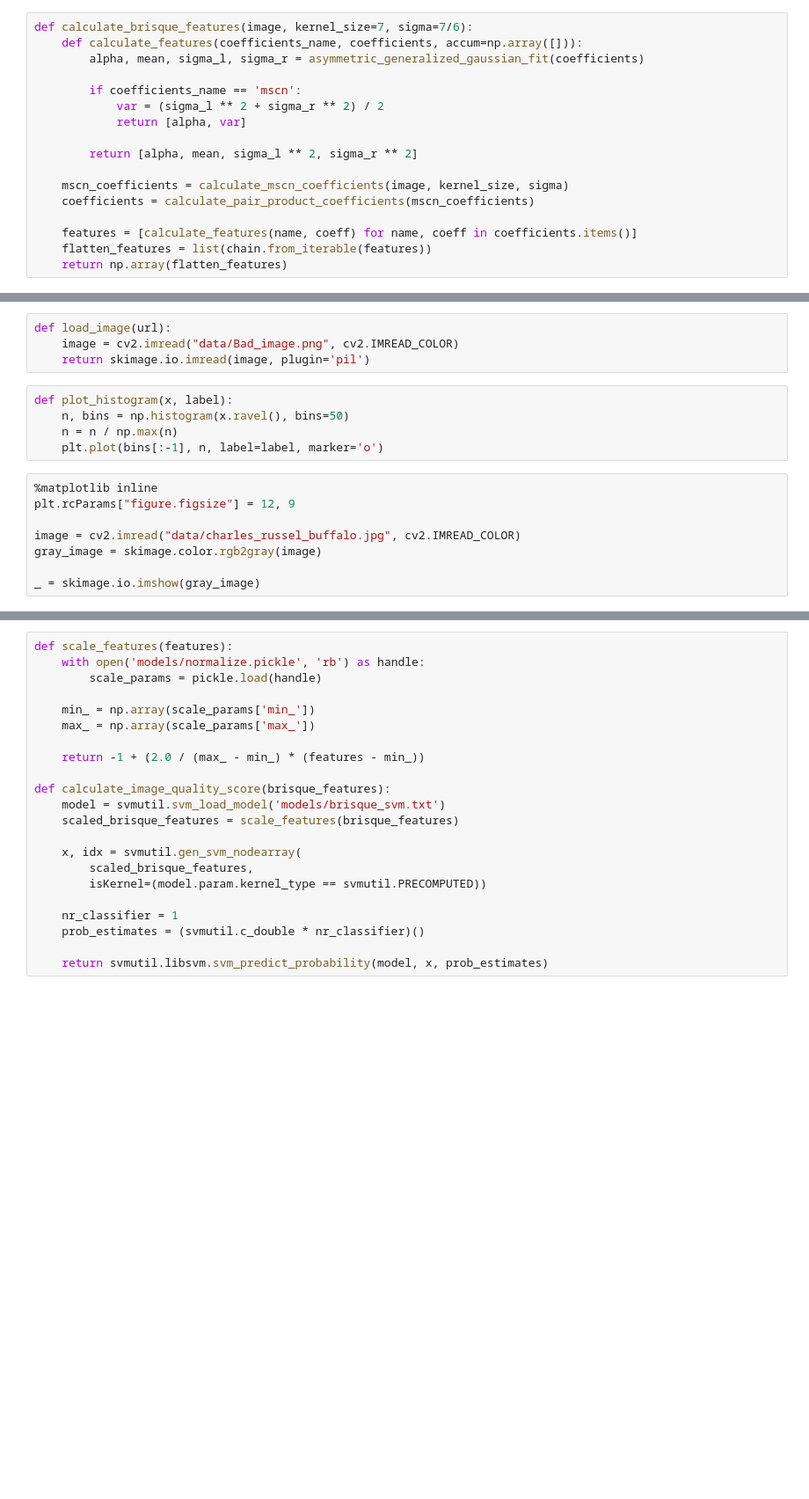
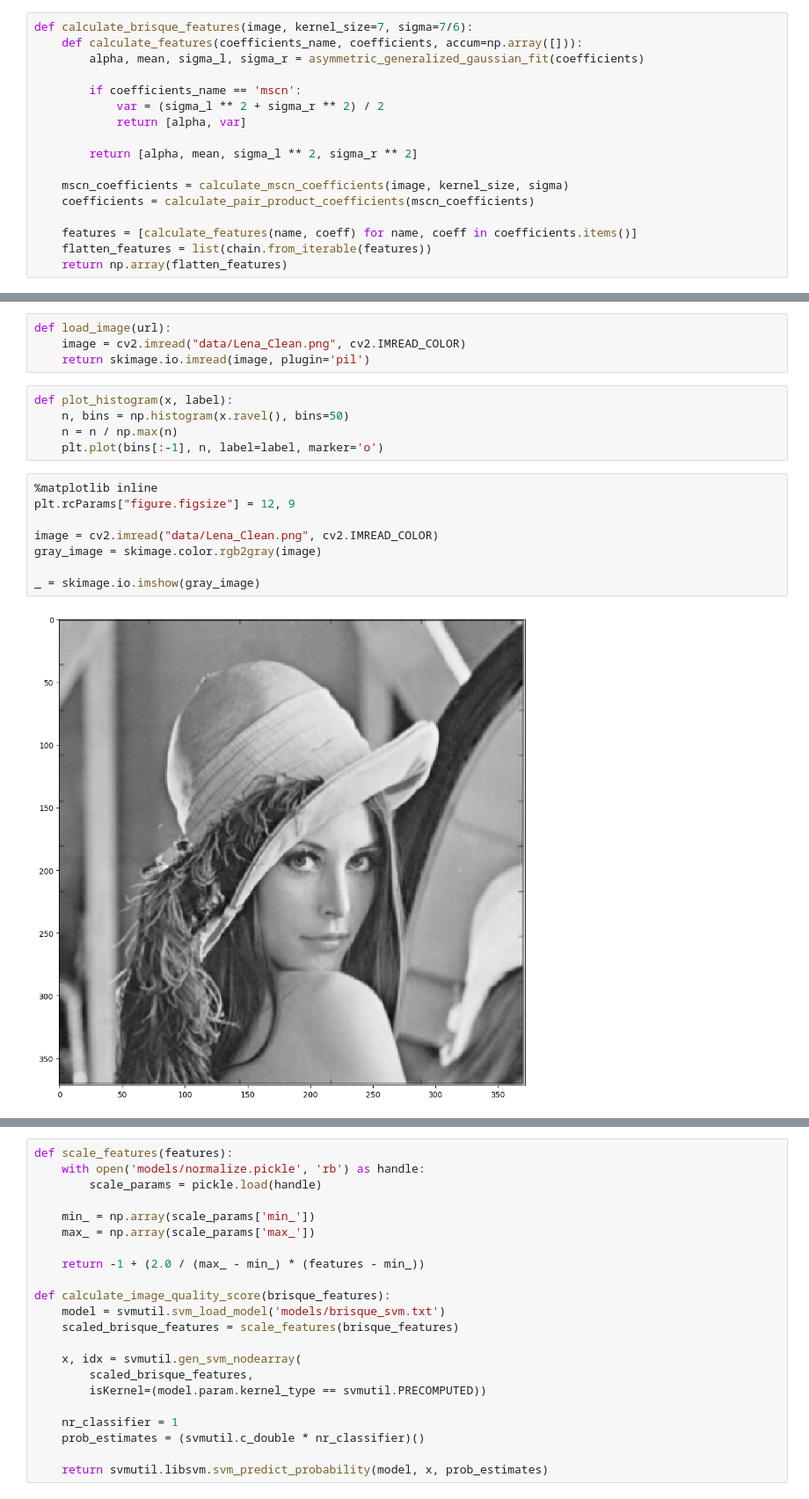
Before and after one commit to Cmeek09/3150_Final_Project, a Jupyter notebook: final.ipynb, the cells around one changed output, grey strips where cells are left out. Shown at 88% size. Drawn from its saved outputs; the diff is of its cells as text; blank space fills up the shorter version.

```diff
--- a/final.ipynb
+++ b/final.ipynb
@@ -511,6 +523,6 @@ def calculate_brisque_features(image, kernel_size=7, sigma=7/6):
 # %%
 def load_image(url):
-    image = cv2.imread("data/Bad_image.png", cv2.IMREAD_COLOR)
+    image = cv2.imread("data/Lena_Clean.png", cv2.IMREAD_COLOR)
     return skimage.io.imread(image, plugin='pil')
 # %%
 def plot_histogram(x, label):
@@ -520,11 +532,13 @@ def plot_histogram(x, label):
 # %%
 %matplotlib inline
 plt.rcParams["figure.figsize"] = 12, 9
 
-image = cv2.imread("data/charles_russel_buffalo.jpg", cv2.IMREAD_COLOR)
+image = cv2.imread("data/Lena_Clean.png", cv2.IMREAD_COLOR)
 gray_image = skimage.color.rgb2gray(image)
 
 _ = skimage.io.imshow(gray_image)
+# %% [output]
+[figure, added]
 # %%
 %%time
 
```
Also changed, not shown: parts of 10 cells of this notebook, 1 other file.
